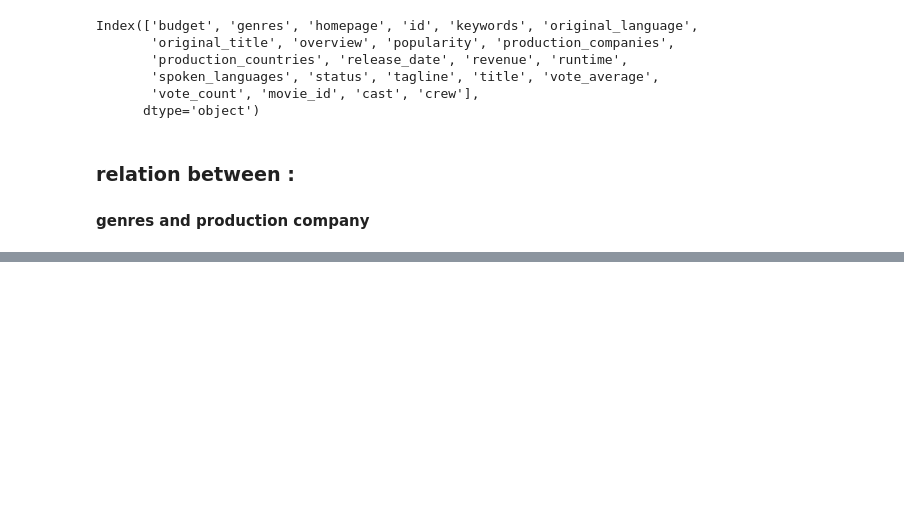
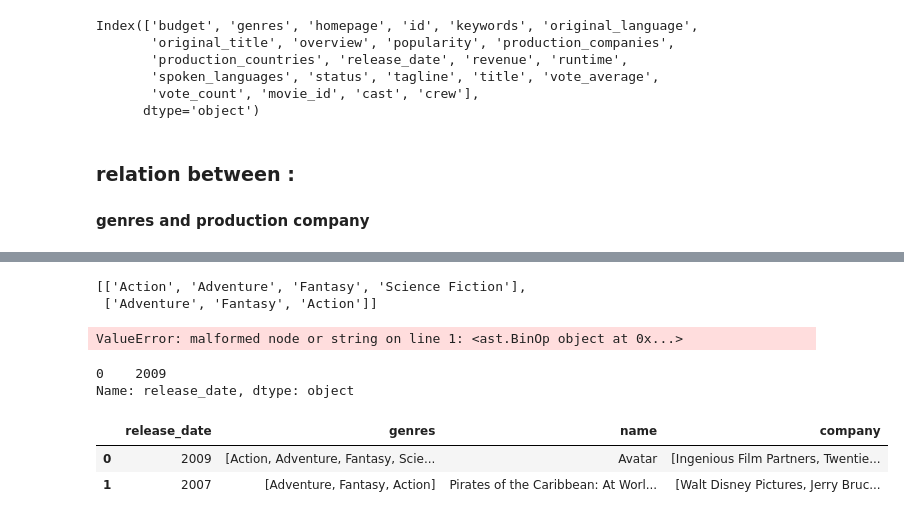
Before and after one commit to saeedshiranii/Data_Analysis, a Jupyter notebook: Movie recomendation/movie_recomendation.ipynb, the cells around one changed output, grey strips where cells are left out. Cells and saved outputs as stored; diff of their text form; code cells hidden in the pictures; blank space fills up the shorter version.

```diff
--- a/Movie recomendation/movie_recomendation.ipynb
+++ b/Movie recomendation/movie_recomendation.ipynb
@@ -346,0 +348,17 @@ tmdb.head(100)
+# %%
+insulated_genres_name = column_tolist(column_name="genres", dataframe_name=tmdb, key_name="name")
+insulated_genres_name[:2]
+# %% [output]
+[['Action', 'Adventure', 'Fantasy', 'Science Fiction'],
+ ['Adventure', 'Fantasy', 'Action']]
+# %%
+insulated_releasdate = column_tolist(column_name="release_date", dataframe_name=tmdb, key_name="name")
+# %% [output]
+ValueError: malformed node or string on line 1: <ast.BinOp object at 0x...>
+# %%
+releas_date = pd.to_datetime(tmdb["release_date"])
+releas_year = releas_date.dt.strftime('%Y')
+releas_year[:1]
+# %% [output]
+0    2009
+Name: release_date, dtype: object
@@ -346,0 +371,6 @@ tmdb.head(100)
+# %%
+company_genre[:2]
+# %% [output]
+|  | release_date | genres | name | company |
+| 0 | 2009 | [Action, Adventure, Fantasy, Scie... | Avatar | [Ingenious Film Partners, Twentie... |
+| 1 | 2007 | [Adventure, Fantasy, Action] | Pirates of the Caribbean: At Worl... | [Walt Disney Pictures, Jerry Bruc... |
```
Also changed, not shown: parts of 31 cells of this notebook.
